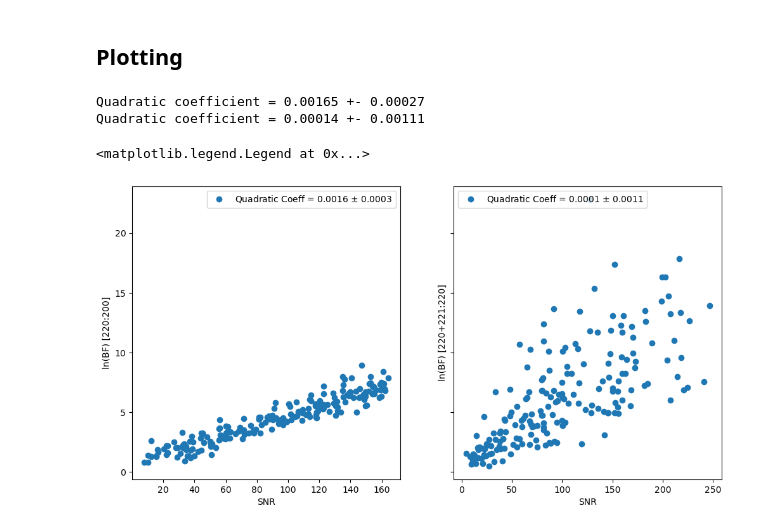
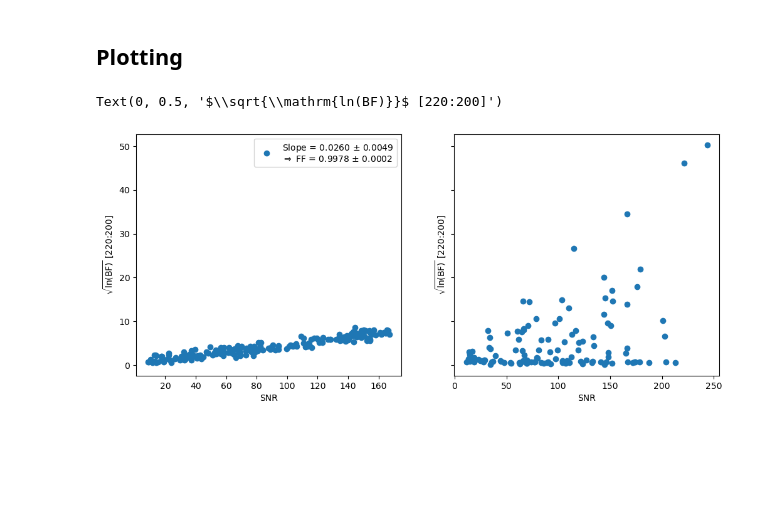
Before and after one commit to Lu-Neil/qnm_filter, a Jupyter notebook: code_demo/SNR_vs_BF/cluster_results.ipynb, the cells around one changed output. Cells and saved outputs as stored; diff of their text form; code cells hidden in the pictures; blank space fills up the shorter version.

```diff
--- a/code_demo/SNR_vs_BF/cluster_results.ipynb
+++ b/code_demo/SNR_vs_BF/cluster_results.ipynb
@@ -150,36 +185,35 @@ pl.legend(loc="upper left")
 # %% [markdown]
 ## Plotting
 # %%
-fig, axs = pl.subplots(1, 2, figsize = [12, 6], sharey = True)
+fig, axs = pl.subplots(1, 2, figsize = [12, 5], sharey = True)
 
-data = np.loadtxt('./results/BF_scaling_allFixed220:200_ALL_OLD.dat')
+data = np.loadtxt('./results/BF_scaling_allFixed_noFlow_noRemoveMean220:200_ALL.dat')
+idx = data.T[0]<250
+[SNRtot_MF, evidence_inj, evidence_filt, nofilter, \
+occams_inj,occams_filt, mass_in_solar, chi_inject] = data.T[:,idx]
+
+log_BF = evidence_inj - evidence_filt
+coeff0, err0 = np.polyfit(SNRtot_MF[log_BF>0], np.sqrt(log_BF)[log_BF>0], deg=1, cov=True)
+coeff1, err1 = np.polyfit(SNRtot_MF, log_BF, deg=2, cov=True)
+axs[0].plot(SNRtot_MF, np.sqrt(log_BF), 'o',
+            label=r'Slope = %.4f $\pm$ %.4f' "\n" r'$\Rightarrow$ FF = %.4f $\pm$ %.4f' \
+            % (coeff[0], np.sqrt(err[0,0]), np.sqrt(1-2*coeff1[0]), abs(np.sqrt(1-2*(coeff1[0]+np.sqrt(err1[0,0]))) - np.sqrt(1-2*coeff1[0]))))
+axs[0].set_xlabel("SNR")
+axs[0].set_ylabel(r"$\sqrt{\mathrm{ln(BF)}}$ [220:200]")
+axs[0].legend()
+
+data = np.loadtxt('./results/BF_scaling_allRandom220:200_ALL.dat')
 idx = data.T[0]<250
 [SNRtot_MF, evidence_inj, evidence_filt, nofilter, \
 occams_inj,occams_filt, mass_in_solar, chi_inject] = data.T[:,idx]
 
 log_BF = evidence_inj - evidence_filt
 coeff, err = np.polyfit(SNRtot_MF, log_BF, deg=2, cov=True)
-print(r'Quadratic coefficient = %.5f +- %.5f' % (coeff[0], np.sqrt(err[0,0])))
-axs[0].plot(SNRtot_MF, np.sqrt(log_BF), 'o', label=r'Quadratic Coeff = %.4f $\pm$ %.4f' % (coeff[0], np.sqrt(err[0,0])))
-axs[0].set_xlabel("SNR")
-axs[0].set_ylabel("ln(BF) [220:200]")
-axs[0].legend()
-
-data = np.loadtxt('./results/BF_scaling_220+221:220_ALL_allRandom.dat')
-idx = data.T[0]<250
-[SNRtot_MF, evidence_inj, evidence_filt, nofilter, \
-occams_inj,occams_filt, mass_in_solar, chi_inject] = data.T[:,idx]
-
+# print(r'Quadratic coefficient = %.5f +- %.5f' % (coeff[0], np.sqrt(err[0,0])))
 log_BF = evidence_inj - evidence_filt
-coeff, err = np.polyfit(SNRtot_MF, log_BF, deg=2, cov=True)
-print(r'Quadratic coefficient = %.5f +- %.5f' % (coeff[0], np.sqrt(err[0,0])))
-log_BF = evidence_inj - evidence_filt
-axs[1].plot(SNRtot_MF, np.sqrt(log_BF), 'o',  label=r'Quadratic Coeff = %.4f $\pm$ %.4f' % (coeff[0], np.sqrt(err[0,0])))
+axs[1].plot(SNRtot_MF, np.sqrt(log_BF), 'o')
 axs[1].set_xlabel("SNR")
-axs[1].set_ylabel("ln(BF) [220+221:220]")
-axs[1].legend(loc="upper left")
+axs[1].set_ylabel(r"$\sqrt{\mathrm{ln(BF)}}$ [220:200]")
 # %% [output]
-Quadratic coefficient = 0.00165 +- 0.00027
-Quadratic coefficient = 0.00014 +- 0.00111
+Text(0, 0.5, '$\\sqrt{\\mathrm{ln(BF)}}$ [220:200]')
-<matplotlib.legend.Legend at 0x...>
-[figure, old version]
+[figure, new version]
```
Also changed, not shown: parts of 9 cells of this notebook, 11 other files.
